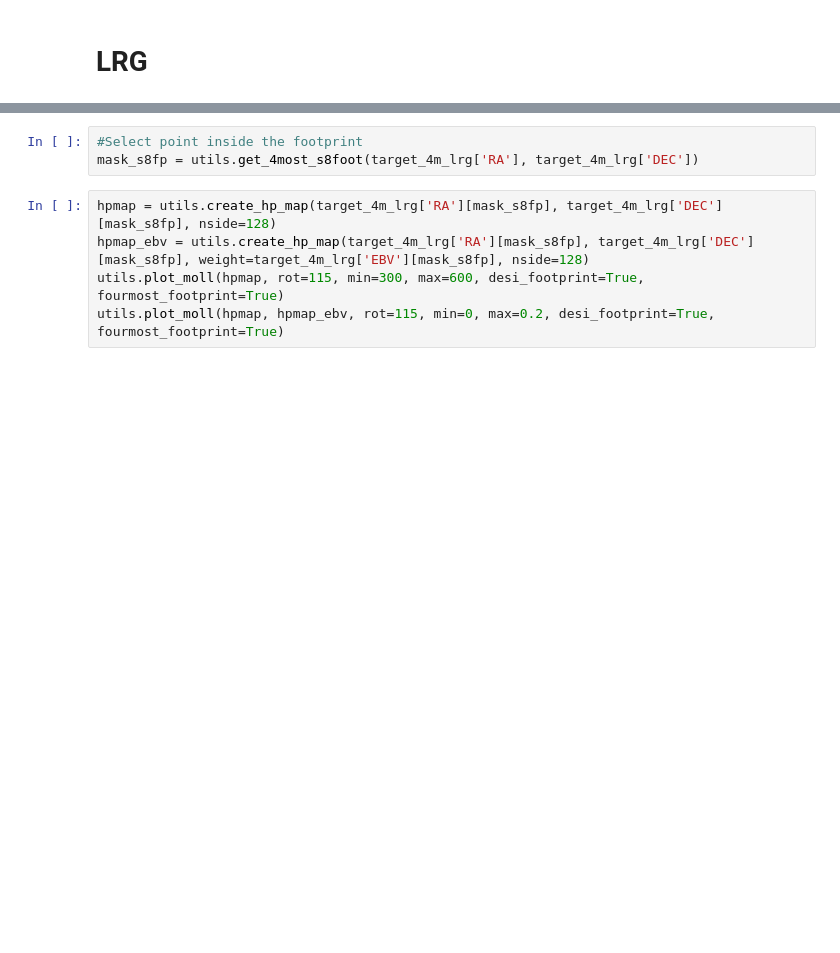
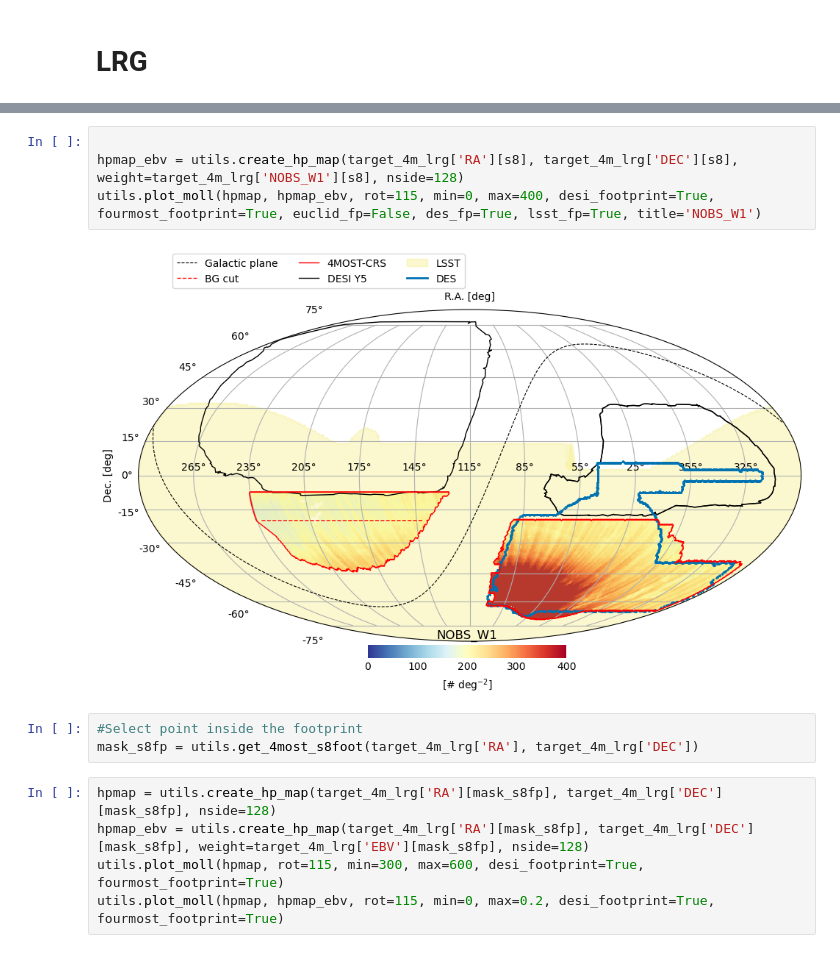
Before and after one commit to 4most-crs/4MOST_CRS_tools, a Jupyter notebook: CRStools/Tutorial_4most_CRS_footprint.ipynb, the cells around one changed output, grey strips where cells are left out. Saved outputs shown, nothing was run; the diff lists cells and outputs as text; blank space fills up the shorter version.

```diff
--- a/CRStools/Tutorial_4most_CRS_footprint.ipynb
+++ b/CRStools/Tutorial_4most_CRS_footprint.ipynb
@@ -27,3 +61,9 @@ utils.plot_moll(hpmap, hpmap_ebv, rot=110, min=0, max=0.2, desi_footprint=False,
+# %%
+
+hpmap_ebv = utils.create_hp_map(target_4m_lrg['RA'][s8], target_4m_lrg['DEC'][s8], weight=target_4m_lrg['NOBS_W1'][s8], nside=128)
+utils.plot_moll(hpmap, hpmap_ebv, rot=115, min=0, max=400, desi_footprint=True, fourmost_footprint=True, euclid_fp=False, des_fp=True, lsst_fp=True, title='NOBS_W1')
+# %% [output]
+[figure, added]
 # %%
 #Select point inside the footprint
 mask_s8fp = utils.get_4most_s8foot(target_4m_lrg['RA'], target_4m_lrg['DEC'])
```
Also changed, not shown: parts of 9 cells of this notebook, 10 other files.
